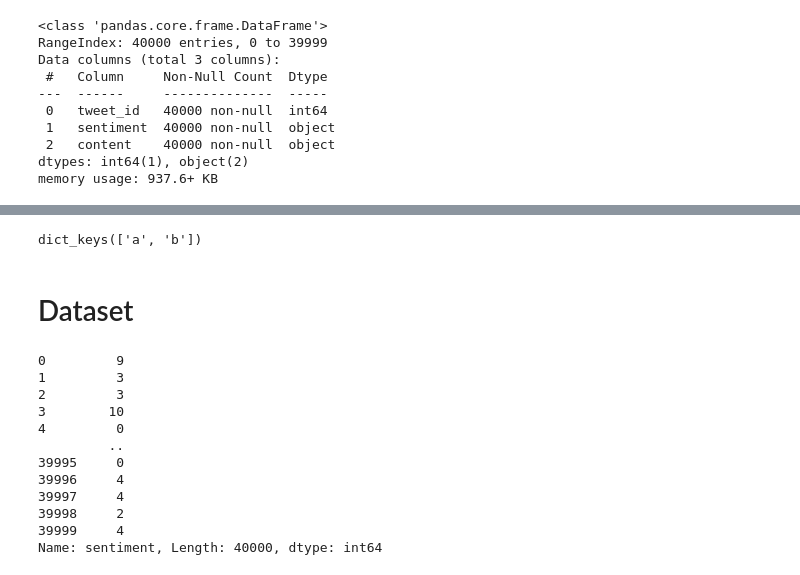
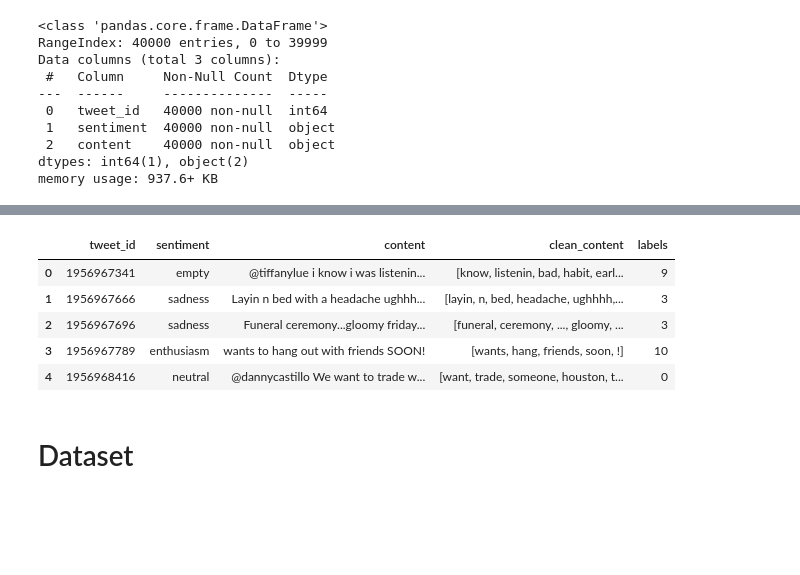
Before and after one commit to Octo-Opt/MED_DW_Classifier, a Jupyter notebook: index.ipynb, the cells around one changed output, grey strips where cells are left out. Cells and saved outputs as stored; diff of their text form; code cells hidden in the pictures; blank space fills up the shorter version.

```diff
--- a/index.ipynb
+++ b/index.ipynb
@@ -124,5 +83,12 @@ Text(0, 0.5, "Number of comment's length")
-# %%
-# Word-length per group
-sentiment_lb = df.sentiment.value_counts().index.to_list()
-# %% [output]
-dict_keys(['a', 'b'])
+# %%
+df['clean_content'] = df.content.apply(lambda x: clean_content(x))
+df['labels'] = df.sentiment.apply(lambda x: process_label(x))
+
+df.head()
+# %% [output]
+|  | tweet_id | sentiment | content | clean_content | labels |
+| 0 | 1956967341 | empty | @tiffanylue i know i was listenin... | [know, listenin, bad, habit, earl... | 9 |
+| 1 | 1956967666 | sadness | Layin n bed with a headache ughhh... | [layin, n, bed, headache, ughhhh,... | 3 |
+| 2 | 1956967696 | sadness | Funeral ceremony...gloomy friday... | [funeral, ceremony, ..., gloomy, ... | 3 |
+| 3 | 1956967789 | enthusiasm | wants to hang out with friends SOON! | [wants, hang, friends, soon, !] | 10 |
+| 4 | 1956968416 | neutral | @dannycastillo We want to trade w... | [want, trade, someone, houston, t... | 0 |
@@ -133,17 +102,0 @@ content = df.content
-# %%
-label = df.sentiment
-label = label.apply(lambda x: process_label(x))
-label
-# %% [output]
-0         9
-1         3
-2         3
-3        10
-4         0
-         ..
-39995     0
-39996     4
-39997     4
-39998     2
-39999     4
-Name: sentiment, Length: 40000, dtype: int64
```
Also changed, not shown: parts of 24 cells of this notebook, 5 other files.
